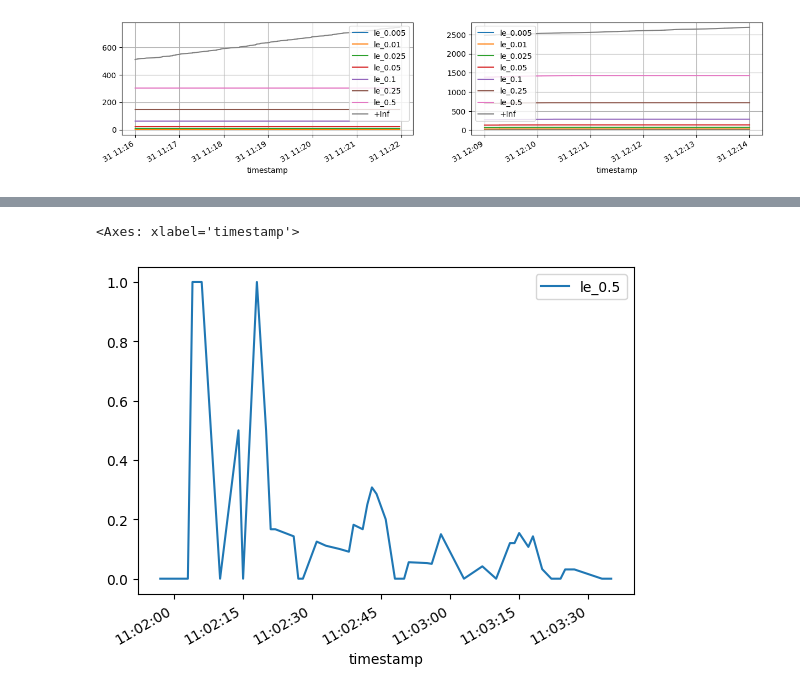
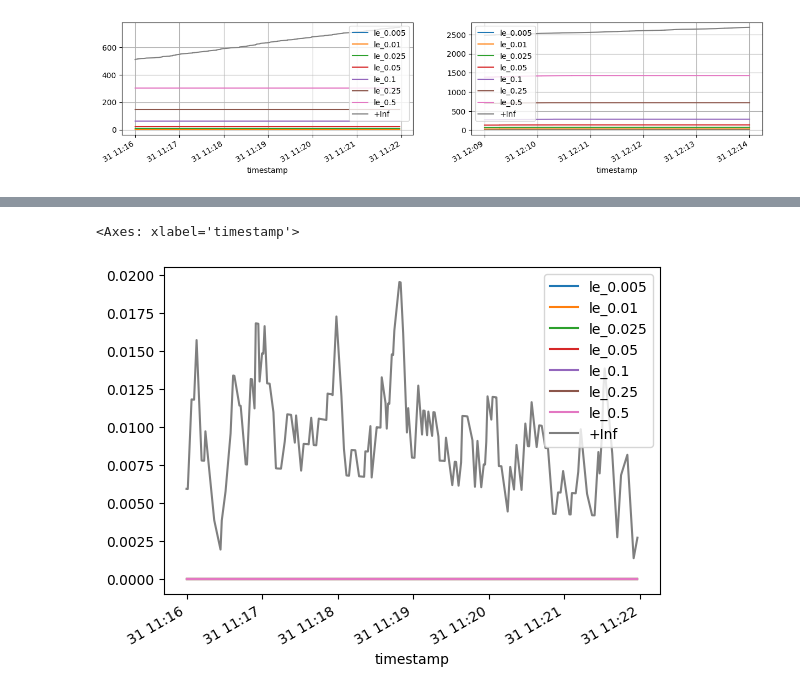
Before and after one commit to vuvietnguyenit/data_analystic, a Jupyter notebook: notebooks/calculate_latency_duration_time.ipynb, the cells around one changed output, grey strips where cells are left out. Cells and saved outputs as stored; diff of their text form; code cells hidden in the pictures.

```diff
--- a/notebooks/calculate_latency_duration_time.ipynb
+++ b/notebooks/calculate_latency_duration_time.ipynb
@@ -292,6 +279,5 @@ raw_df_rolling = df_interval.groupby(group_by_el).rolling(window="5s").agg(lambd
-# %%
-raw_df_rolling.query("path == '/users' and controller_pod == 'pod-2'").fillna(0).reset_index()[0:50] \
-.plot(x="timestamp", y="le_0.5")
-# %% [output]
-<Axes: xlabel='timestamp'>
-[figure, removed]
+# %%
+raw_df_rolling.query(instance_abnormal).reset_index().set_index('timestamp').loc['2024-01-31 11:16:00': '2024-01-31 11:22:00'].plot()
+# %% [output]
+<Axes: xlabel='timestamp'>
+[figure, added]
```
Also changed, not shown: parts of 5 cells of this notebook.
